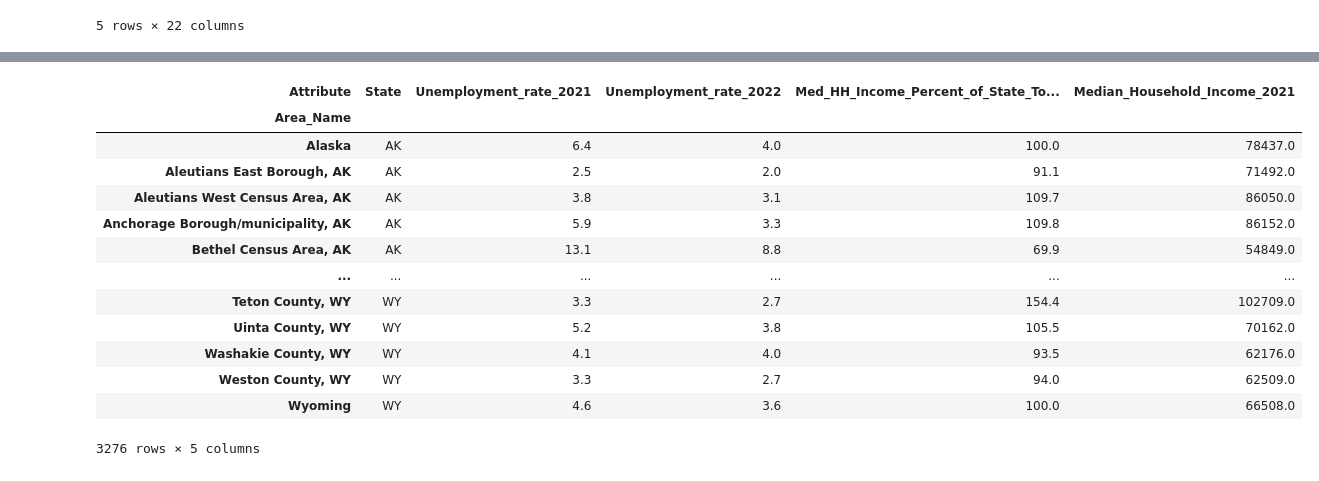
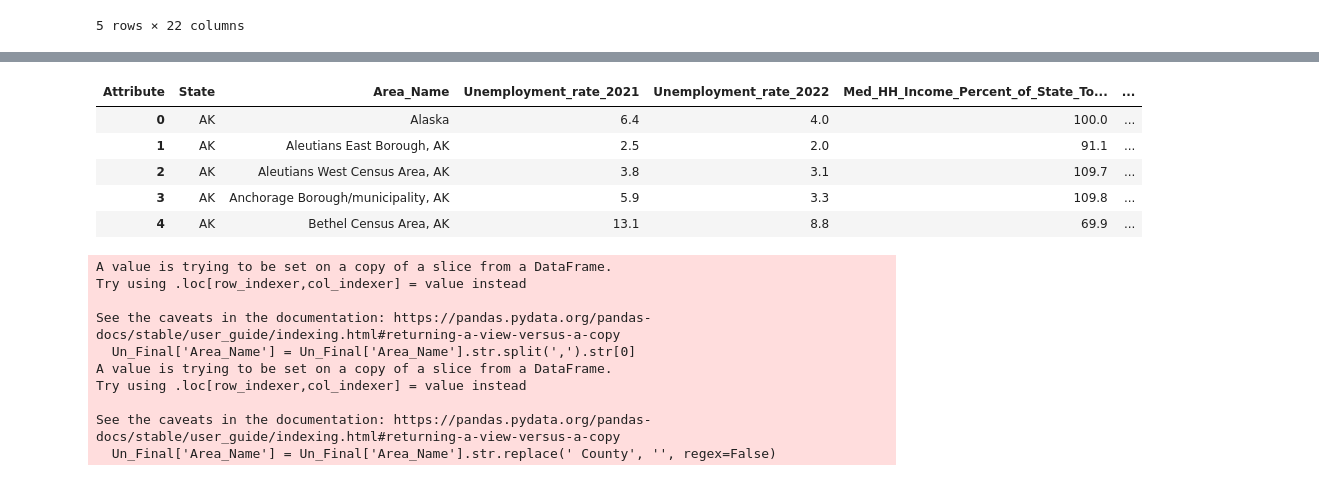
Before and after one commit to k2narendra/Income_vs_Health_Analysis, a Jupyter notebook: Notebook/Capstone_income_vs_Health.ipynb, the cells around one changed output, grey strips where cells are left out. Saved outputs shown, nothing was run; the diff lists cells and outputs as text; code cells hidden in the pictures.

```diff
--- a/Notebook/Capstone_income_vs_Health.ipynb
+++ b/Notebook/Capstone_income_vs_Health.ipynb
@@ -155,6 +224,7 @@ pivoted_un
 #pivoted_un.columns
 # %%
 #Remove the level 0 index and reset the row index
-#pivoted_un = pivoted_un.droplevel(0,axis=1)
+pivoted_un = pivoted_un.droplevel(0,axis=1)
 pivoted_un = pivoted_un.reset_index(level='State')
+pivoted_un = pivoted_un.reset_index(level='Area_Name')
 # %%
@@ -177,19 +240,25 @@ pivoted_un
 # %%
-Un_Final=pivoted_un[['State', 'Unemployment_rate_2021', 'Unemployment_rate_2022', 'Med_HH_Income_Percent_of_State_Total_2021', 'Median_Household_Income_2021']]
+Un_Final=pivoted_un[['State', 'Area_Name', 'Unemployment_rate_2021', 'Unemployment_rate_2022', 'Med_HH_Income_Percent_of_State_Total_2021', 'Median_Household_Income_2021']]
 # %%
-Un_Final
+Un_Final.head()
 # %% [output]
-| Attribute | State | Unemployment_rate_2021 | Unemployment_rate_2022 | Med_HH_Income_Percent_of_State_To... | Median_Household_Income_2021 |
-| Area_Name |  |  |  |  |  |
-| Alaska | AK | 6.4 | 4.0 | 100.0 | 78437.0 |
-| Aleutians East Borough, AK | AK | 2.5 | 2.0 | 91.1 | 71492.0 |
-| Aleutians West Census Area, AK | AK | 3.8 | 3.1 | 109.7 | 86050.0 |
-| Anchorage Borough/municipality, AK | AK | 5.9 | 3.3 | 109.8 | 86152.0 |
-| Bethel Census Area, AK | AK | 13.1 | 8.8 | 69.9 | 54849.0 |
-| ... | ... | ... | ... | ... | ... |
-| Teton County, WY | WY | 3.3 | 2.7 | 154.4 | 102709.0 |
-| Uinta County, WY | WY | 5.2 | 3.8 | 105.5 | 70162.0 |
-| Washakie County, WY | WY | 4.1 | 4.0 | 93.5 | 62176.0 |
-| Weston County, WY | WY | 3.3 | 2.7 | 94.0 | 62509.0 |
-| Wyoming | WY | 4.6 | 3.6 | 100.0 | 66508.0 |
+| Attribute | State | Area_Name | Unemployment_rate_2021 | Unemployment_rate_2022 | Med_HH_Income_Percent_of_State_To... | ... |
+| 0 | AK | Alaska | 6.4 | 4.0 | 100.0 | ... |
+| 1 | AK | Aleutians East Borough, AK | 2.5 | 2.0 | 91.1 | ... |
+| 2 | AK | Aleutians West Census Area, AK | 3.8 | 3.1 | 109.7 | ... |
+| 3 | AK | Anchorage Borough/municipality, AK | 5.9 | 3.3 | 109.8 | ... |
+| 4 | AK | Bethel Census Area, AK | 13.1 | 8.8 | 69.9 | ... |
-3276 rows × 5 columns
+# %%
+Un_Final['Area_Name'] = Un_Final['Area_Name'].str.split(',').str[0]
+Un_Final['Area_Name'] = Un_Final['Area_Name'].str.replace(' County', '', regex=False)
+# %% [output]
+A value is trying to be set on a copy of a slice from a DataFrame.
+Try using .loc[row_indexer,col_indexer] = value instead
+
+See the caveats in the documentation: https://pandas.pydata.org/pandas-docs/stable/user_guide/indexing.html#returning-a-view-versus-a-copy
+  Un_Final['Area_Name'] = Un_Final['Area_Name'].str.split(',').str[0]
+A value is trying to be set on a copy of a slice from a DataFrame.
+Try using .loc[row_indexer,col_indexer] = value instead
+
+See the caveats in the documentation: https://pandas.pydata.org/pandas-docs/stable/user_guide/indexing.html#returning-a-view-versus-a-copy
+  Un_Final['Area_Name'] = Un_Final['Area_Name'].str.replace(' County', '', regex=False)
```
Also changed, not shown: parts of 23 cells of this notebook, 3 other files.
